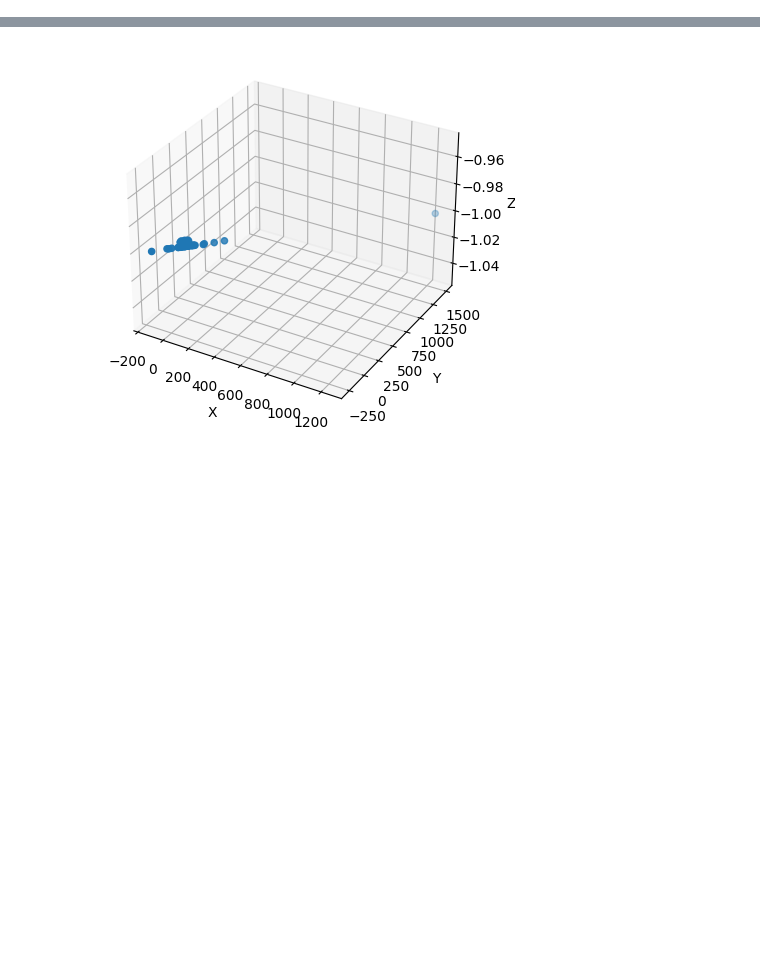
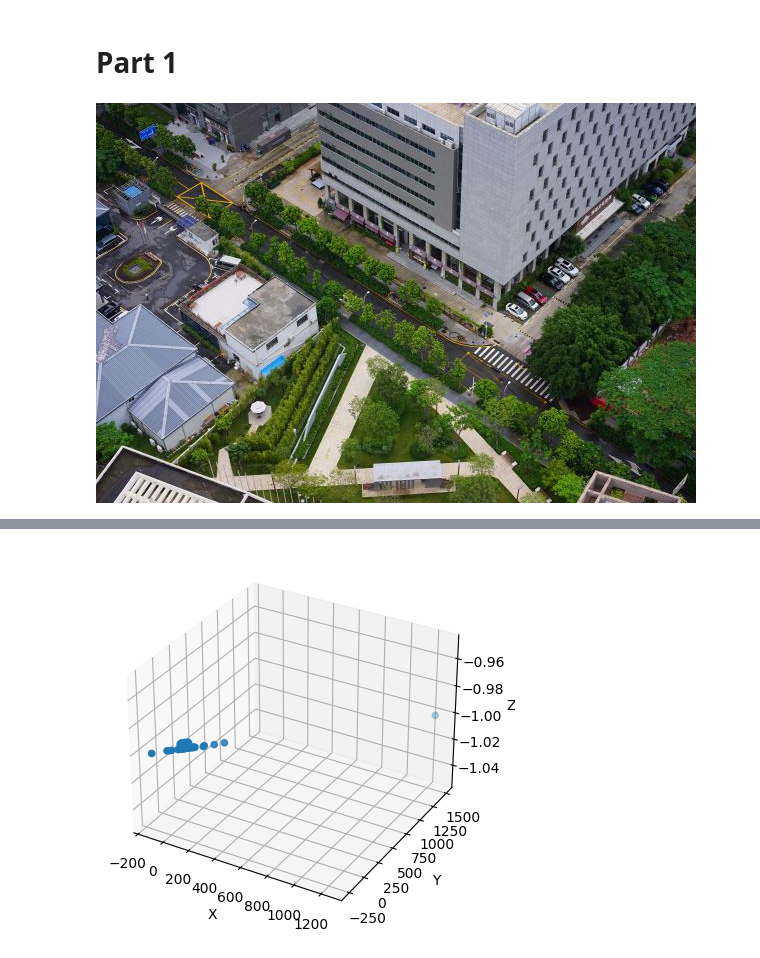
Before and after one commit to chunming1022/segmantic-in-nerf, a Jupyter notebook: w2c.ipynb, the cells around one changed output, grey strips where cells are left out. Saved outputs shown, nothing was run; the diff lists cells and outputs as text; code cells hidden in the pictures; blank space fills up the shorter version.

```diff
--- a/w2c.ipynb
+++ b/w2c.ipynb
@@ -10,3 +10,14 @@ from torch import nn
 import matplotlib.pyplot as plt
 from mpl_toolkits.mplot3d import axes3d
 from tqdm import trange
+# %% [markdown]
+# Part **1**
+# %%
+from PIL import Image
+
+img = Image.open('sz.JPG')
+img = img.transpose(Image.FLIP_LEFT_RIGHT)
+img = img.transpose(Image.FLIP_TOP_BOTTOM)
+img.show()
+# %% [output]
+[figure, added]
```
Also changed, not shown: parts of 7 cells of this notebook.
